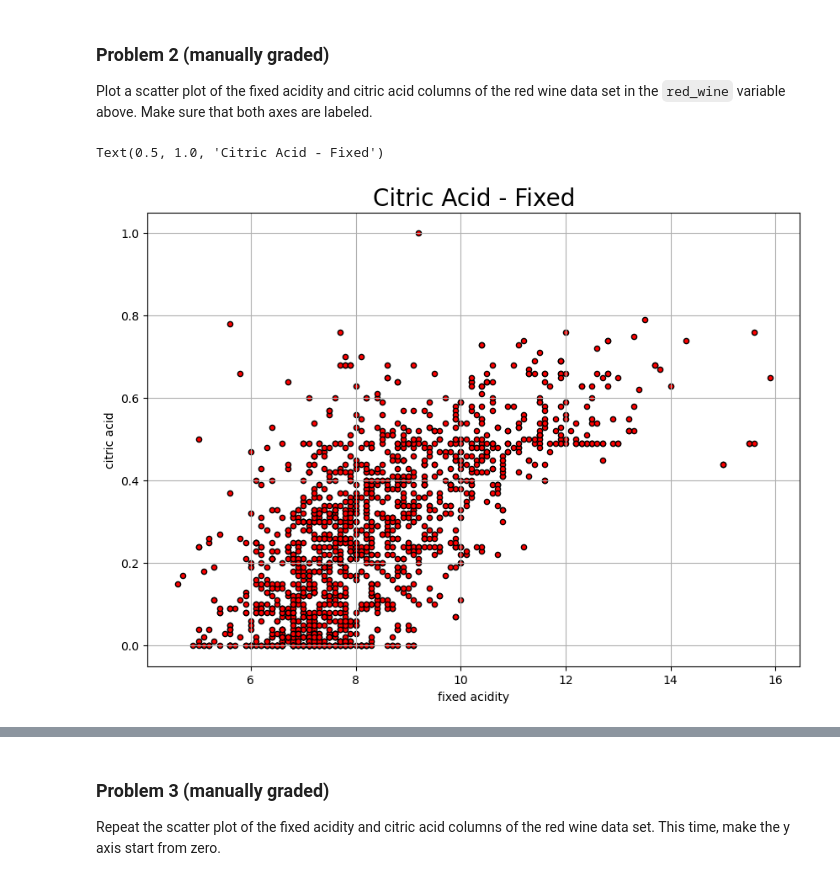
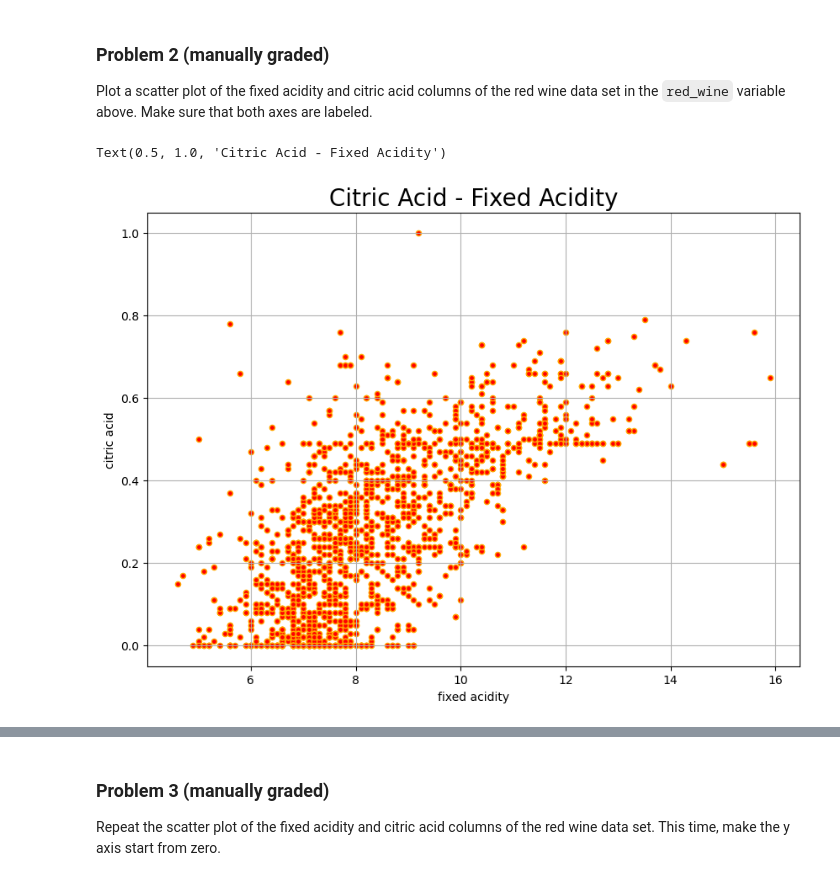
Before and after one commit to Quantum-Cosmic/dx602-homework-10, a Jupyter notebook: homework.ipynb, the cells around one changed output, grey strips where cells are left out. Saved outputs shown, nothing was run; the diff lists cells and outputs as text; code cells hidden in the pictures.

```diff
--- a/homework.ipynb
+++ b/homework.ipynb
@@ -71,16 +72,16 @@ Make sure that both axes are labeled.
 # %%
 # YOUR CHANGES HERE
 
 red_wine.plot.scatter(x='fixed acidity', y='citric acid',
                       figsize=(10, 7),
                       color='red',
-                      edgecolor='black',
+                      edgecolor='orange',
                       s=20,
                       grid=True)
-plt.title('Citric Acid - Fixed', fontsize=20)
+plt.title('Citric Acid - Fixed Acidity', fontsize=20)
 # %% [output]
-Text(0.5, 1.0, 'Citric Acid - Fixed')
+Text(0.5, 1.0, 'Citric Acid - Fixed Acidity')
-[figure, old version]
+[figure, new version]
 # %% [markdown]
 <div style="page-break-after: always;"></div>
 # %% [markdown]
```
Also changed, not shown: parts of 12 cells of this notebook.
